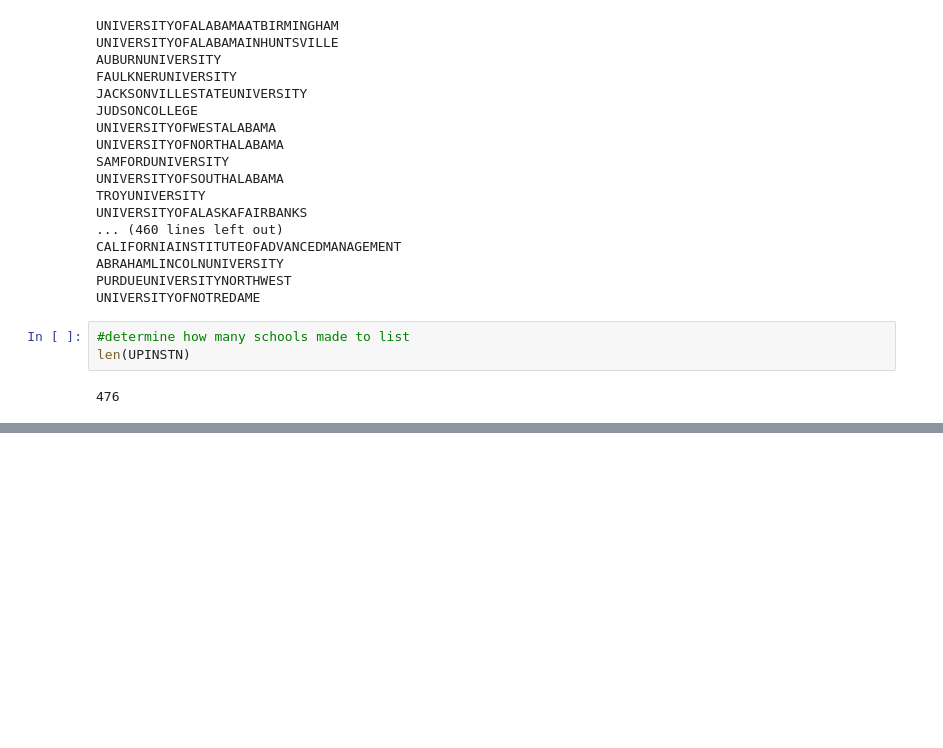
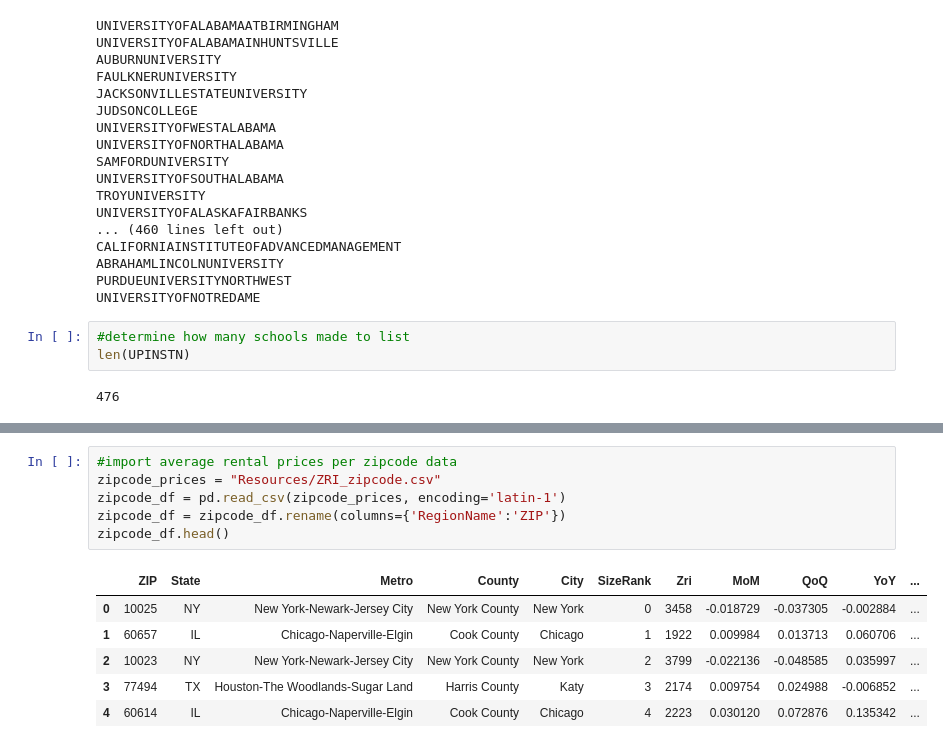
Before and after one commit to ladydatadigger/college-scorecard, a Jupyter notebook: add_mod_schoolName_col.ipynb, the cells around one changed output, grey strips where cells are left out. Drawn from its saved outputs; the diff is of its cells as text; blank space fills up the shorter version.

```diff
--- a/add_mod_schoolName_col.ipynb
+++ b/add_mod_schoolName_col.ipynb
@@ -211,0 +227,13 @@ len(UPINSTN)
+# %%
+#import average rental prices per zipcode data
+zipcode_prices = "Resources/ZRI_zipcode.csv"
+zipcode_df = pd.read_csv(zipcode_prices, encoding='latin-1')
+zipcode_df = zipcode_df.rename(columns={'RegionName':'ZIP'})
+zipcode_df.head()
+# %% [output]
+|  | ZIP | State | Metro | County | City | SizeRank | Zri | MoM | QoQ | YoY | ... |
+| 0 | 10025 | NY | New York-Newark-Jersey City | New York County | New York | 0 | 3458 | -0.018729 | -0.037305 | -0.002884 | ... |
+| 1 | 60657 | IL | Chicago-Naperville-Elgin | Cook County | Chicago | 1 | 1922 | 0.009984 | 0.013713 | 0.060706 | ... |
+| 2 | 10023 | NY | New York-Newark-Jersey City | New York County | New York | 2 | 3799 | -0.022136 | -0.048585 | 0.035997 | ... |
+| 3 | 77494 | TX | Houston-The Woodlands-Sugar Land | Harris County | Katy | 3 | 2174 | 0.009754 | 0.024988 | -0.006852 | ... |
+| 4 | 60614 | IL | Chicago-Naperville-Elgin | Cook County | Chicago | 4 | 2223 | 0.030120 | 0.072876 | 0.135342 | ... |
```
Also changed, not shown: parts of 11 cells of this notebook.
